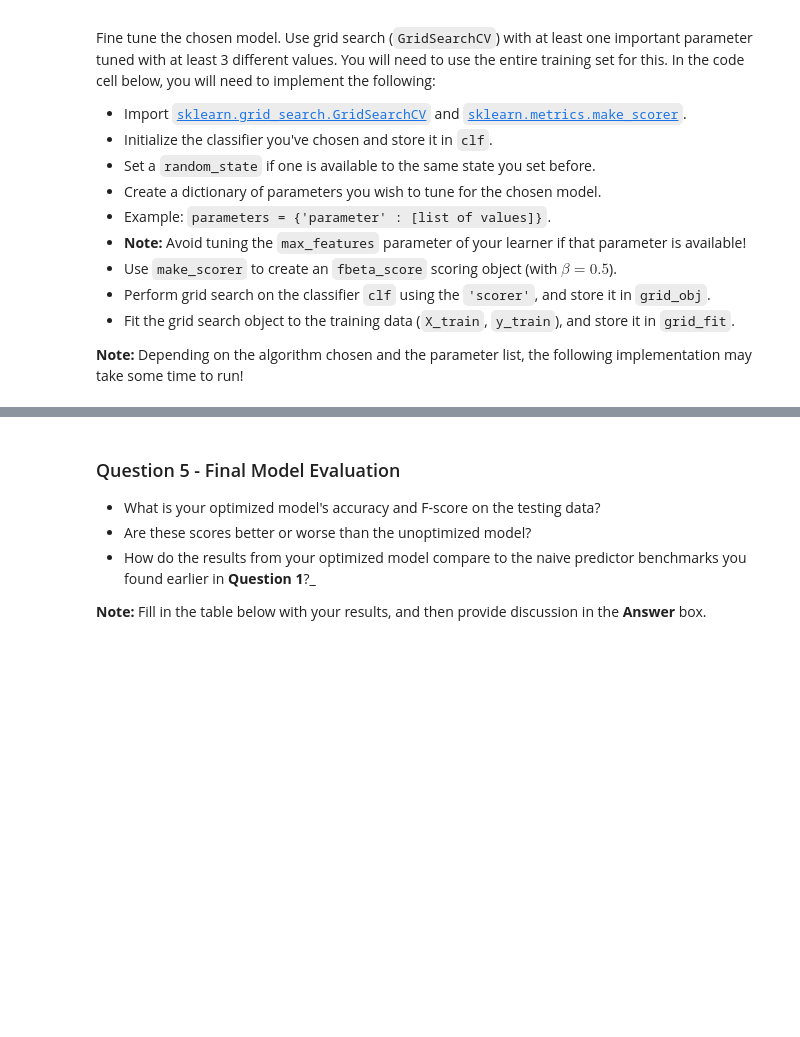
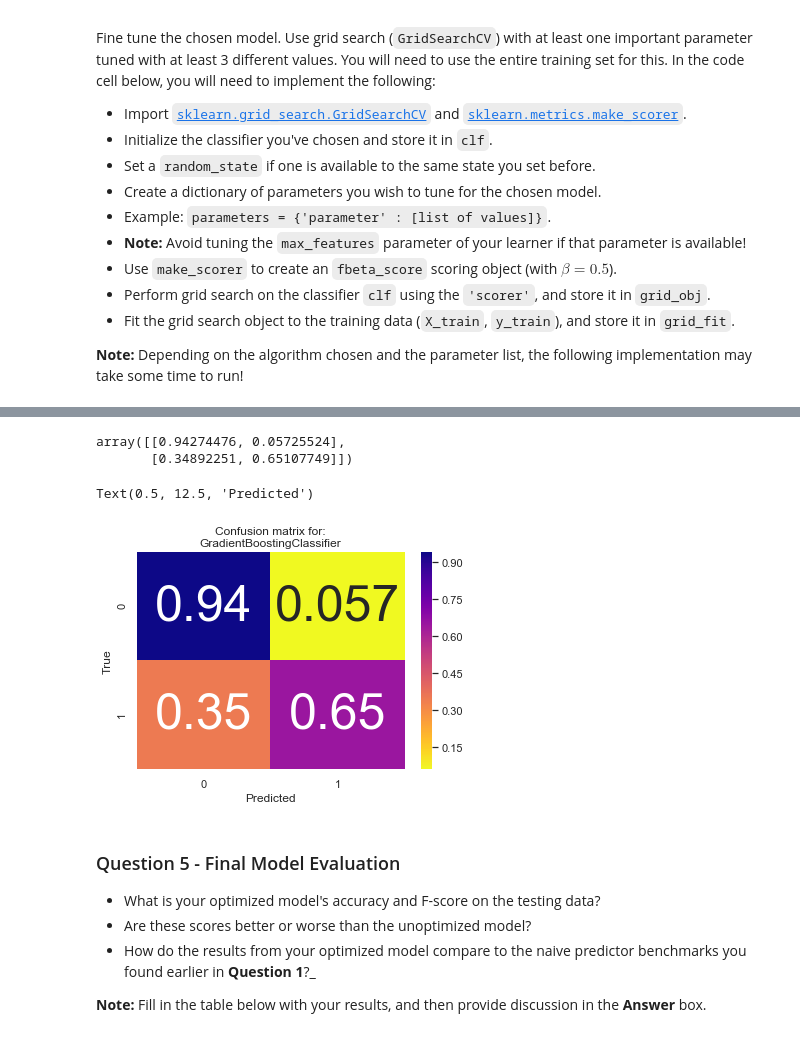
Before and after one commit to sp-mishra/machine-learning, a Jupyter notebook: projects/finding_donors/finding_donors.ipynb, the cells around one changed output, grey strips where cells are left out. Saved outputs shown, nothing was run; the diff lists cells and outputs as text; code cells hidden in the pictures; blank space fills up the shorter version.

```diff
--- a/projects/finding_donors/finding_donors.ipynb
+++ b/projects/finding_donors/finding_donors.ipynb
@@ -731,0 +792,5 @@ Fine tune the chosen model. Use grid search (`GridSearchCV`) with at least one i
+# %%
+start = time()
+best_predictions = best_clf.predict(X_test)
+end = time()
+print("Time taken to predict: {}".format(end - start))
@@ -765,3 +829,19 @@ print("Final F-score on the testing data: {:.4f}".format(fbeta_score(y_test, bes
+# %%
+from sklearn.metrics import confusion_matrix
+import matplotlib.pyplot as plt
+conf_mat = confusion_matrix(y_test, best_predictions)
+# normalize the data
+conf_mat = conf_mat.astype('float') / conf_mat.sum(axis=1)[:, np.newaxis]
+display(conf_mat)
+sns.heatmap(conf_mat, annot=True, annot_kws={"size":50}, cmap='plasma_r', square=False)
+plt.title('Confusion matrix for:\n{}'.format(best_clf.__class__.__name__));
+plt.ylabel('True')
+plt.xlabel('Predicted')
+# %% [output]
+array([[0.94274476, 0.05725524],
+       [0.34892251, 0.65107749]])
+Text(0.5, 12.5, 'Predicted')
+[figure, added]
 # %% [markdown]
 ### Question 5 - Final Model Evaluation
 
```
Also changed, not shown: parts of 22 cells of this notebook, 1 other file.
